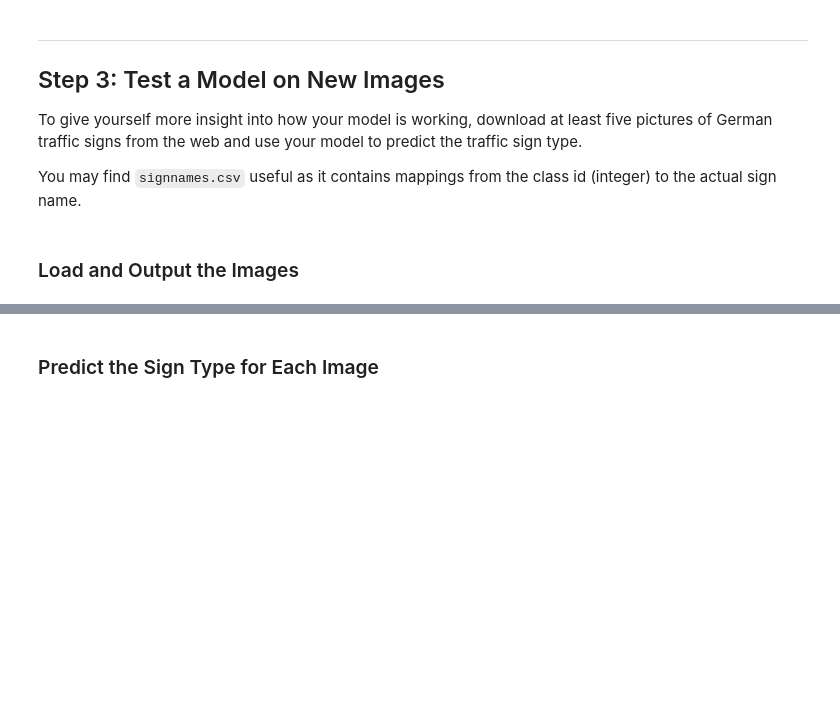
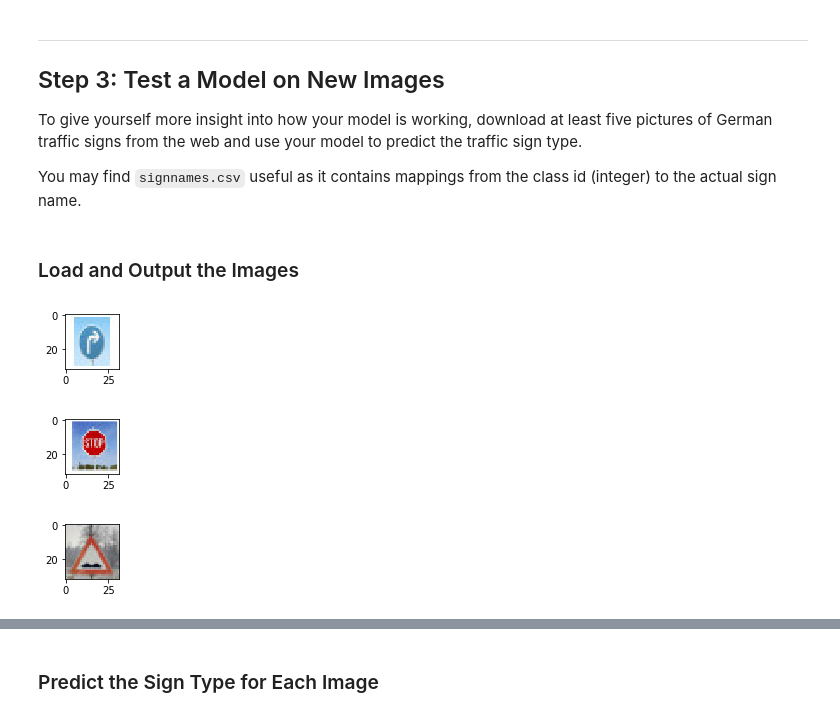
Before and after one commit to daltimira/Traffic-Sign-Classifier, a Jupyter notebook: Traffic_Sign_Classifier.ipynb, the cells around one changed output, grey strips where cells are left out. Saved outputs shown, nothing was run; the diff lists cells and outputs as text; code cells hidden in the pictures; blank space fills up the shorter version.

Commit message:
implement predictions for images on the web and calculate accuracy

```diff
--- a/Traffic_Sign_Classifier.ipynb
+++ b/Traffic_Sign_Classifier.ipynb
@@ -648,0 +644,34 @@ You may find `signnames.csv` useful as it contains mappings from the class id (i
+# %%
+### Load the images and plot them here.
+from matplotlib.image import imread
+
+img1 = imread('./data/newImages/img1s.jpeg')
+plt.figure(figsize=(1,1))
+plt.imshow(img1.squeeze(), cmap="gray")
+
+img1 = rgb2gray(img1)
+img1 = normalize_grayscale(img1)
+# %% [output]
+[figure, added]
+# %%
+from matplotlib.image import imread
+
+img2 = imread('./data/newImages/img2s.jpeg')
+plt.figure(figsize=(1,1))
+plt.imshow(img2.squeeze(), cmap="gray")
+
+img2 = rgb2gray(img2)
+img2 = normalize_grayscale(img2)
+# %% [output]
+[figure, added]
+# %%
+from matplotlib.image import imread
+
+img3 = imread('./data/newImages/bumpyRoads.jpeg')
+plt.figure(figsize=(1,1))
+plt.imshow(img3.squeeze(), cmap="gray")
+
+img3 = rgb2gray(img3)
+img3 = normalize_grayscale(img3)
+# %% [output]
+[figure, added]
```
Also changed, not shown: parts of 8 cells of this notebook.
